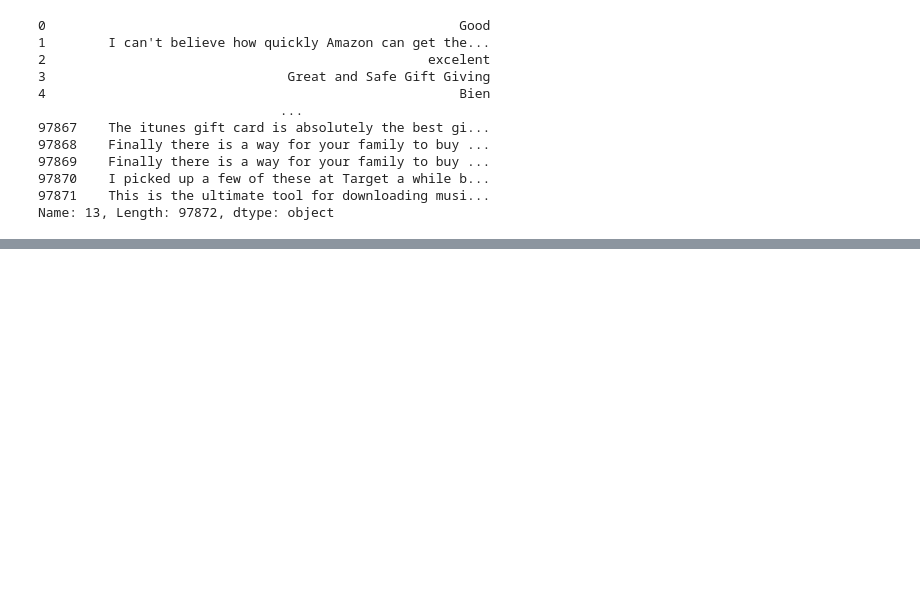
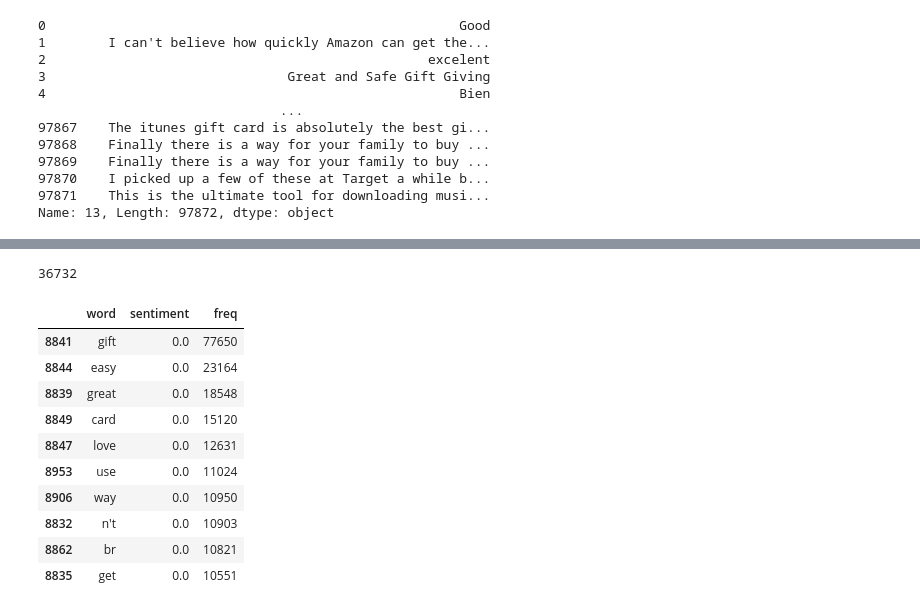
Before and after one commit to asingh86/MSc_MAS4061_Dissertation, a Jupyter notebook: ExperimentNotebook.ipynb, the cells around one changed output, grey strips where cells are left out. Drawn from its saved outputs; the diff is of its cells as text; code cells hidden in the pictures; blank space fills up the shorter version.

```diff
--- a/ExperimentNotebook.ipynb
+++ b/ExperimentNotebook.ipynb
@@ -117,0 +143,24 @@ feqs
+# %%
+len(freqs)
+# %% [output]
+36732
+# %%
+import pandas as pd
+t = pd.Series(freqs).reset_index()
+t.columns = ["word","sentiment","freq"]
+# %%
+#top n words related to positive sentiments
+n=10
+t[t['sentiment']==0].sort_values("freq", ascending=False).head(n)
+# %% [output]
+|  | word | sentiment | freq |
+| 8841 | gift | 0.0 | 77650 |
+| 8844 | easy | 0.0 | 23164 |
+| 8839 | great | 0.0 | 18548 |
+| 8849 | card | 0.0 | 15120 |
+| 8847 | love | 0.0 | 12631 |
+| 8953 | use | 0.0 | 11024 |
+| 8906 | way | 0.0 | 10950 |
+| 8832 | n't | 0.0 | 10903 |
+| 8862 | br | 0.0 | 10821 |
+| 8835 | get | 0.0 | 10551 |
```
Also changed, not shown: parts of 20 cells of this notebook, 5 other files.
